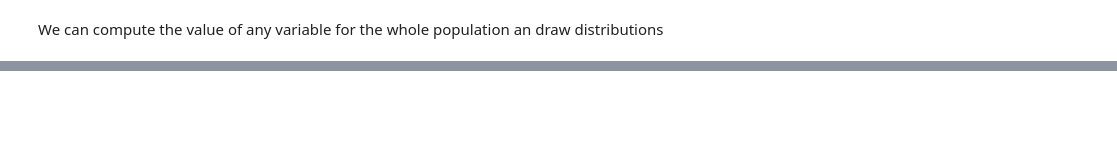
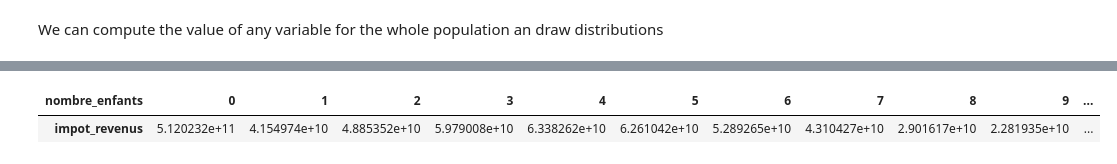
Before and after one commit to benjello/ppd-micro-simulations-and-public-policies, a Jupyter notebook: notebooks/Fake-data-Senegal.ipynb, the cells around one changed output, grey strips where cells are left out. Drawn from its saved outputs; the diff is of its cells as text; code cells hidden in the pictures; blank space fills up the shorter version.

```diff
--- a/notebooks/Fake-data-Senegal.ipynb
+++ b/notebooks/Fake-data-Senegal.ipynb
@@ -114,9 +157,13 @@ scenario.compute_aggregate('impot_revenus', period = 2017) / 1e9
 # %%
 df = scenario.compute_pivot_table(
     aggfunc = 'sum',
     values = ['impot_revenus'],
     columns = ['nombre_enfants'],
     period = 2017,
     )
+df
+# %% [output]
+| nombre_enfants | 0 | 1 | 2 | 3 | 4 | 5 | 6 | 7 | 8 | 9 | ... |
+| impot_revenus | 5.120232e+11 | 4.154974e+10 | 4.885352e+10 | 5.979008e+10 | 6.338262e+10 | 6.261042e+10 | 5.289265e+10 | 4.310427e+10 | 2.901617e+10 | 2.281935e+10 | ... |
 # %%
 df.transpose().reset_index()
```
Also changed, not shown: parts of 27 cells of this notebook, 4 other files.
